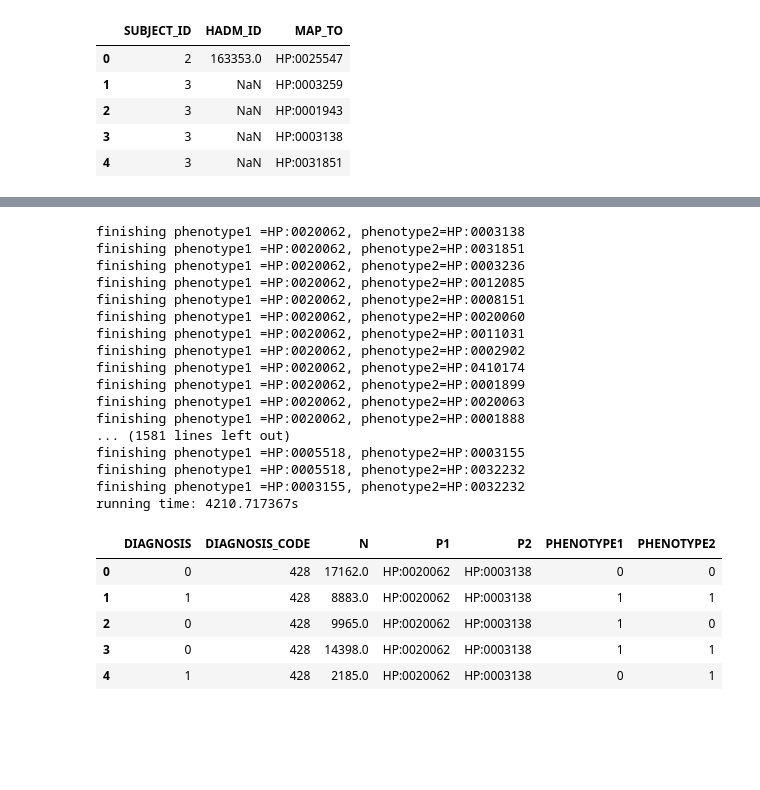
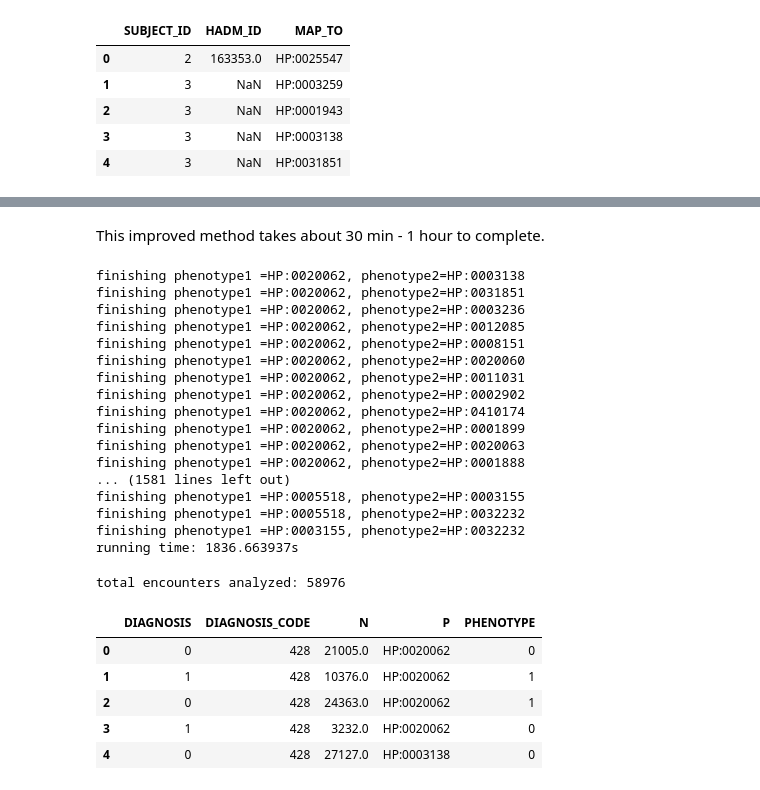
Before and after one commit to TheJacksonLaboratory/MIMIC_HPO, a Jupyter notebook: src/main/resources/mutual_info.ipynb, the cells around one changed output, grey strips where cells are left out. Drawn from its saved outputs; the diff is of its cells as text; code cells hidden in the pictures; blank space fills up the shorter version.

Commit message:
refactor and start method 4

```diff
--- a/src/main/resources/mutual_info.ipynb
+++ b/src/main/resources/mutual_info.ipynb
@@ -955,6 +992,8 @@ def iterate_all_brutal_v2():
+# %% [markdown]
+This improved method takes about 30 min - 1 hour to complete.
 # %%
 start = datetime.datetime.now()
-s = iterate_all_brutal_v2()
+N, s1, s2 = iterate_all_brutal_v3()
 end = datetime.datetime.now()
 print('running time: {}s'.format((end - start).total_seconds()))
 # %% [output]
@@ -974,4 +1013,4 @@ finishing phenotype1 =HP:0020062, phenotype2=HP:0001888
 finishing phenotype1 =HP:0005518, phenotype2=HP:0003155
 finishing phenotype1 =HP:0005518, phenotype2=HP:0032232
 finishing phenotype1 =HP:0003155, phenotype2=HP:0032232
-running time: 4210.717367s
+running time: 1836.663937s
@@ -980,9 +1017,20 @@ s.to_csv('result2.csv', index = False)
+# %%
+s1.to_csv('summary_statistics1.csv', index = False)
+s2.to_csv('summary_statistics2.csv', index = False)
+print('total encounters analyzed: {}'.format(N))
+# %% [output]
+total encounters analyzed: 58976
+# %%
+s1 = pd.read_csv('summary_statistics1.csv')
+s2 = pd.read_csv('summary_statistics2.csv')
+s1 = s1.loc[s1.DIAGNOSIS_CODE.astype('str') == '428', :]
+s2 = s2.loc[s2.DIAGNOSIS_CODE.astype('str') == '428', :]
 # %%
-s.head()
+s1.head()
 # %% [output]
-|  | DIAGNOSIS | DIAGNOSIS_CODE | N | P1 | P2 | PHENOTYPE1 | PHENOTYPE2 |
-| 0 | 0 | 428 | 17162.0 | HP:0020062 | HP:0003138 | 0 | 0 |
-| 1 | 1 | 428 | 8883.0 | HP:0020062 | HP:0003138 | 1 | 1 |
-| 2 | 0 | 428 | 9965.0 | HP:0020062 | HP:0003138 | 1 | 0 |
-| 3 | 0 | 428 | 14398.0 | HP:0020062 | HP:0003138 | 1 | 1 |
-| 4 | 1 | 428 | 2185.0 | HP:0020062 | HP:0003138 | 0 | 1 |
+|  | DIAGNOSIS | DIAGNOSIS_CODE | N | P | PHENOTYPE |
+| 0 | 0 | 428 | 21005.0 | HP:0020062 | 0 |
+| 1 | 1 | 428 | 10376.0 | HP:0020062 | 1 |
+| 2 | 0 | 428 | 24363.0 | HP:0020062 | 1 |
+| 3 | 1 | 428 | 3232.0 | HP:0020062 | 0 |
+| 4 | 0 | 428 | 27127.0 | HP:0003138 | 0 |
```
Also changed, not shown: parts of 90 cells of this notebook, 1 other file.
